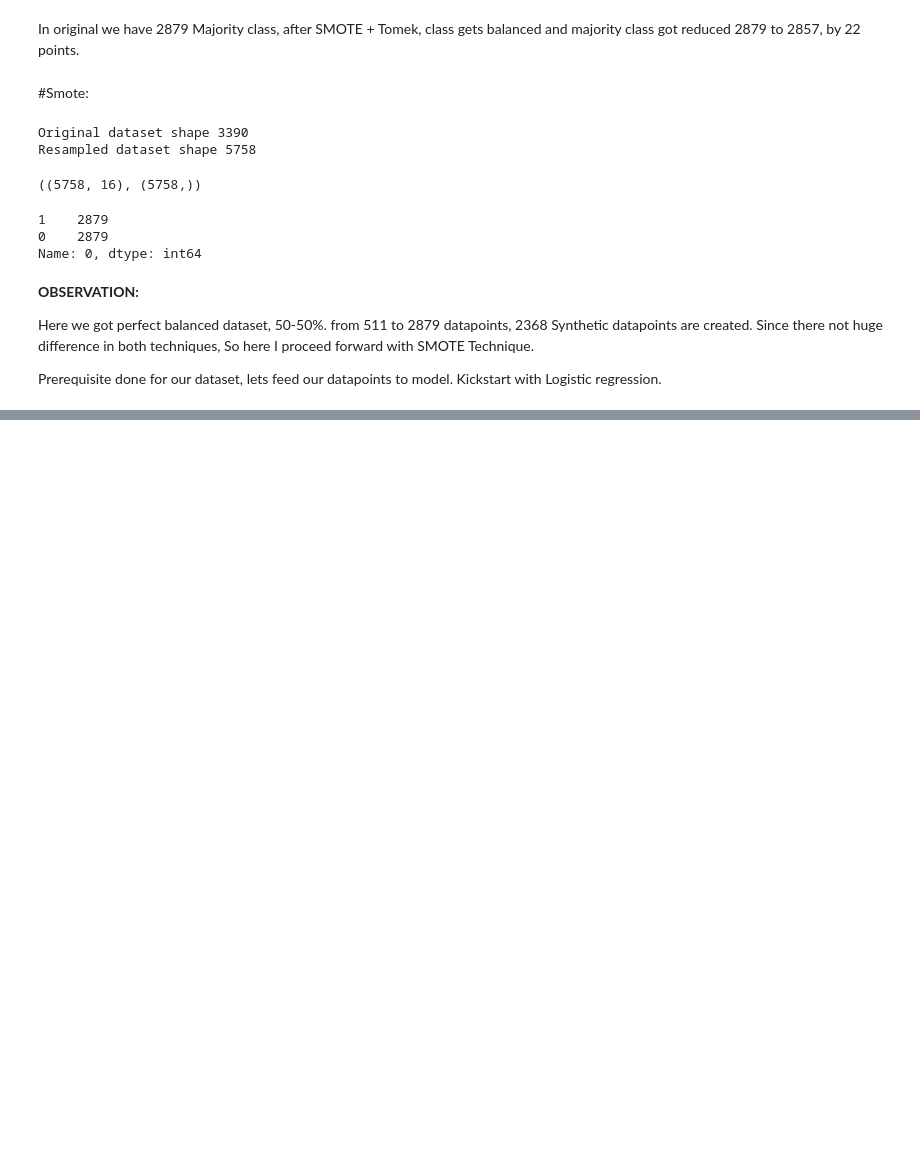
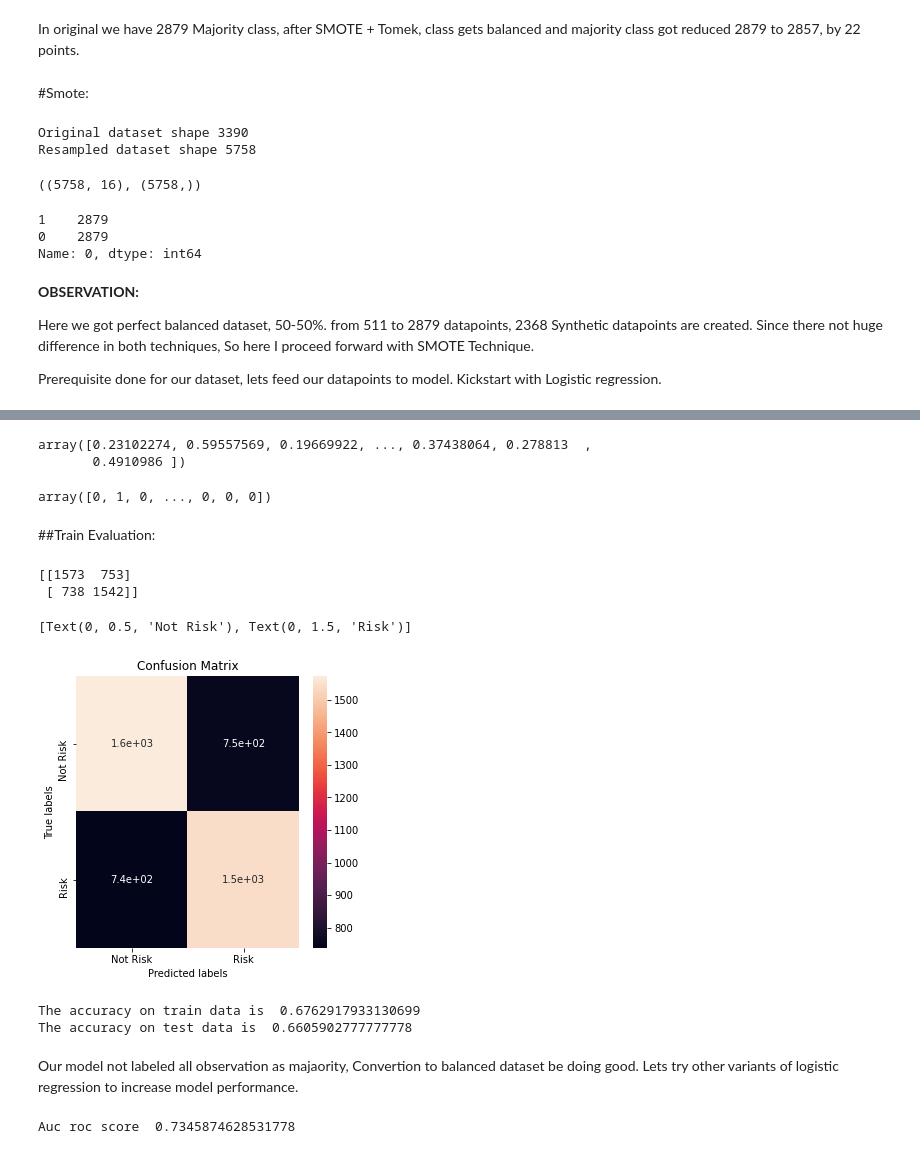
Before and after one commit to humant01/Cardiovascular-Risk-Prediction, a Jupyter notebook: Cardiovascular_Risk_Prediction.ipynb, the cells around one changed output, grey strips where cells are left out. Cells and saved outputs as stored; diff of their text form; code cells hidden in the pictures; blank space fills up the shorter version.

```diff
--- a/Cardiovascular_Risk_Prediction.ipynb
+++ b/Cardiovascular_Risk_Prediction.ipynb
@@ -1270,0 +1320,6 @@ Prerequisite done for our dataset, lets feed our datapoints to model. Kickstart
+# %%
+#splitting dataset into train and test set
+from sklearn.model_selection import train_test_split
+X_train, X_test, y_train, y_test = train_test_split( x_smote,y_smote , test_size = 0.2, random_state = 0)
+print(X_train.shape)
+print(X_test.shape)
@@ -1270,0 +1335,5 @@ Prerequisite done for our dataset, lets feed our datapoints to model. Kickstart
+# %%
+# scaling dataset
+scaler = MinMaxScaler()
+X_train = scaler.fit_transform(X_train)
+X_test = scaler.transform(X_test)
@@ -1270,0 +1344,6 @@ Prerequisite done for our dataset, lets feed our datapoints to model. Kickstart
+# %%
+#importing library and package
+from sklearn.linear_model import LogisticRegression
+#fitting logistic regression
+clf = LogisticRegression(fit_intercept=True, max_iter=100,penalty = 'none',solver='sag')
+clf.fit(X_train, y_train)
@@ -1270,0 +1396,6 @@ Prerequisite done for our dataset, lets feed our datapoints to model. Kickstart
+# %%
+#getting train probability
+train_proba[:,1]
+# %% [output]
+array([0.23102274, 0.59557569, 0.19669922, ..., 0.37438064, 0.278813  ,
+       0.4910986 ])
@@ -1270,0 +1406,10 @@ Prerequisite done for our dataset, lets feed our datapoints to model. Kickstart
+# %%
+# Get the predicted classes
+train_class_preds = clf.predict(X_train)
+test_class_preds = clf.predict(X_test)
+# %%
+train_class_preds
+# %% [output]
+array([0, 1, 0, ..., 0, 0, 0])
+# %% [markdown]
+##Train Evaluation:
@@ -1270,0 +1421,42 @@ Prerequisite done for our dataset, lets feed our datapoints to model. Kickstart
+# %%
+# Get the confusion matrix for both train
+fig, ax = plt.subplots(figsize = ( 5 , 5 ))
+labels = ['Not Risk', 'Risk']
+cm = confusion_matrix(y_train, train_class_preds)
+print(cm)
+
+ax= plt.subplot()
+sns.heatmap(cm, annot=True, ax = ax) #annot=True to annotate cells
+
+
+# labels, title and ticks
+ax.set_xlabel('Predicted labels')
+ax.set_ylabel('True labels')
+ax.set_title('Confusion Matrix')
+ax.xaxis.set_ticklabels(labels)
+ax.yaxis.set_ticklabels(labels)
+# %% [output]
+[[1573  753]
+ [ 738 1542]]
+[Text(0, 0.5, 'Not Risk'), Text(0, 1.5, 'Risk')]
+[figure, added]
+# %%
+# Get the accuracy scores
+train_accuracy = accuracy_score(y_train,train_class_preds)
+test_accuracy = accuracy_score(y_test,test_class_preds)
+
+print("The accuracy on train data is ", train_accuracy)
+print("The accuracy on test data is ", test_accuracy)
+# %% [output]
+The accuracy on train data is  0.6762917933130699
+The accuracy on test data is  0.6605902777777778
+# %% [markdown]
+Our model not labeled all observation as majaority, Convertion to balanced dataset be doing good. Lets try other variants of logistic regression to increase model performance.
+# %%
+# train
+from sklearn.metrics import roc_curve, auc
+false_positive_rate, true_positive_rate, thresholds = roc_curve(y_train, train_preds_prob)
+roc_auc = auc(false_positive_rate, true_positive_rate)
+print("Auc roc score ", roc_auc)
+# %% [output]
+Auc roc score  0.7345874628531778
```
Also changed, not shown: parts of 48 cells of this notebook.
